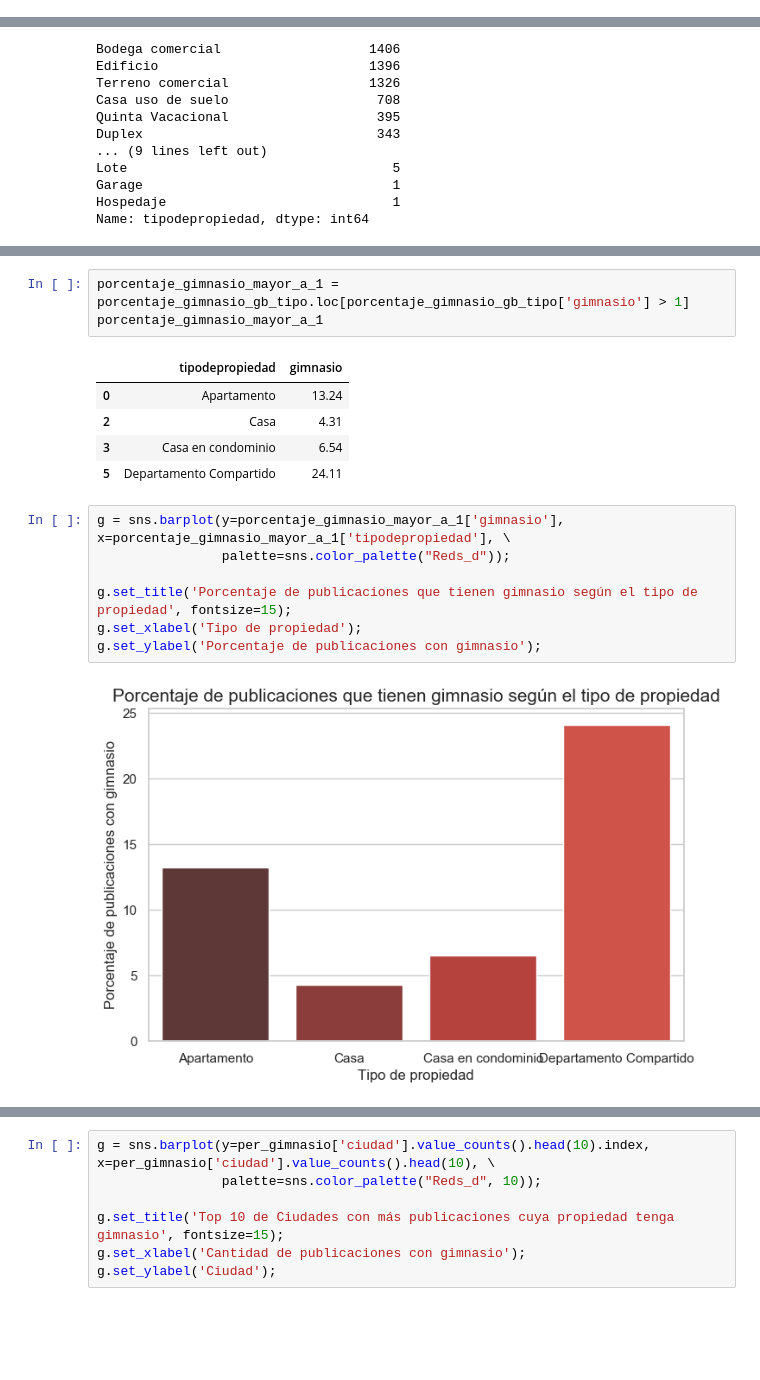
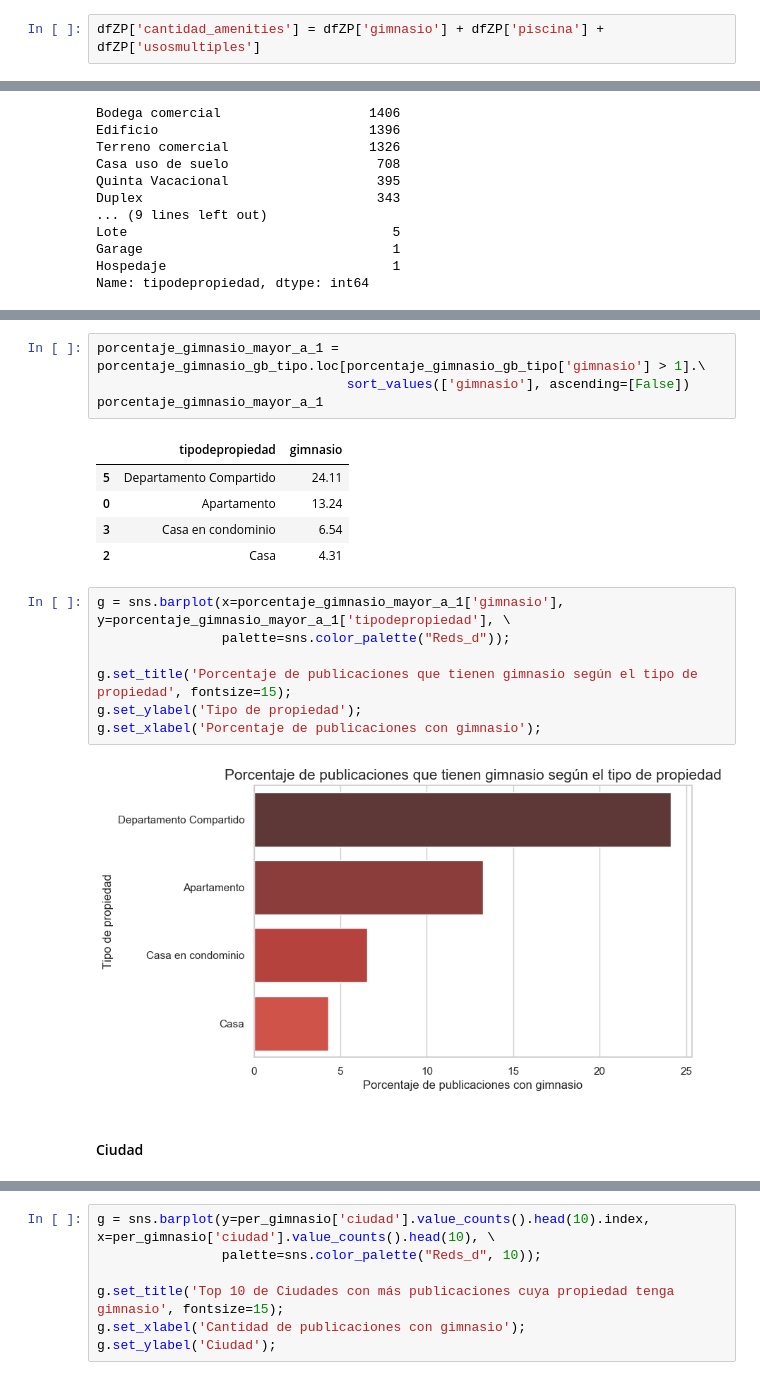
Before and after one commit to cessar5/7506_20192C, a Jupyter notebook: AnalisisAmenitiesYOtros.ipynb, the cells around one changed output, grey strips where cells are left out. Saved outputs shown, nothing was run; the diff lists cells and outputs as text; blank space fills up the shorter version.

Commit message:
Algunos cambios en Amenities

```diff
--- a/AnalisisAmenitiesYOtros.ipynb
+++ b/AnalisisAmenitiesYOtros.ipynb
@@ -18,0 +23,2 @@ dfZP = pd.read_csv('../data/train.csv')
+# %%
+dfZP['cantidad_amenities'] = dfZP['gimnasio'] + dfZP['piscina'] + dfZP['usosmultiples']
@@ -143,23 +168,26 @@ porcentaje_gimnasio_gb_tipo
 | 22 | Terreno industrial | 0.00 |
 | 23 | Villa | 0.00 |
 # %%
-porcentaje_gimnasio_mayor_a_1 = porcentaje_gimnasio_gb_tipo.loc[porcentaje_gimnasio_gb_tipo['gimnasio'] > 1]
+porcentaje_gimnasio_mayor_a_1 = porcentaje_gimnasio_gb_tipo.loc[porcentaje_gimnasio_gb_tipo['gimnasio'] > 1].\
+                                sort_values(['gimnasio'], ascending=[False])
 porcentaje_gimnasio_mayor_a_1
 # %% [output]
 |  | tipodepropiedad | gimnasio |
+| 5 | Departamento Compartido | 24.11 |
 | 0 | Apartamento | 13.24 |
+| 3 | Casa en condominio | 6.54 |
 | 2 | Casa | 4.31 |
-| 3 | Casa en condominio | 6.54 |
-| 5 | Departamento Compartido | 24.11 |
 # %%
-g = sns.barplot(y=porcentaje_gimnasio_mayor_a_1['gimnasio'], x=porcentaje_gimnasio_mayor_a_1['tipodepropiedad'], \
+g = sns.barplot(x=porcentaje_gimnasio_mayor_a_1['gimnasio'], y=porcentaje_gimnasio_mayor_a_1['tipodepropiedad'], \
                 palette=sns.color_palette("Reds_d"));
 
 g.set_title('Porcentaje de publicaciones que tienen gimnasio según el tipo de propiedad', fontsize=15);
-g.set_xlabel('Tipo de propiedad');
-g.set_ylabel('Porcentaje de publicaciones con gimnasio');
+g.set_ylabel('Tipo de propiedad');
+g.set_xlabel('Porcentaje de publicaciones con gimnasio');
 # %% [output]
-[figure, old version]
+[figure, new version]
+# %% [markdown]
+#### Ciudad
 # %%
 per_gimnasio['ciudad'].value_counts()
 # %% [output]
```
Also changed, not shown: parts of 58 cells of this notebook.
